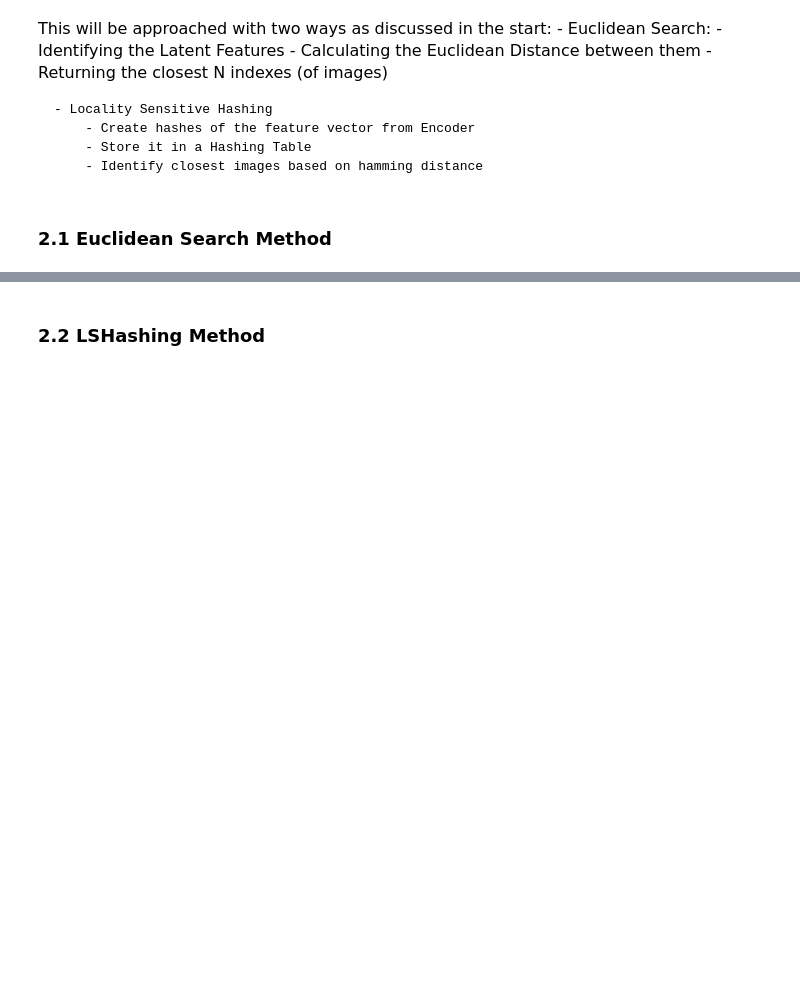
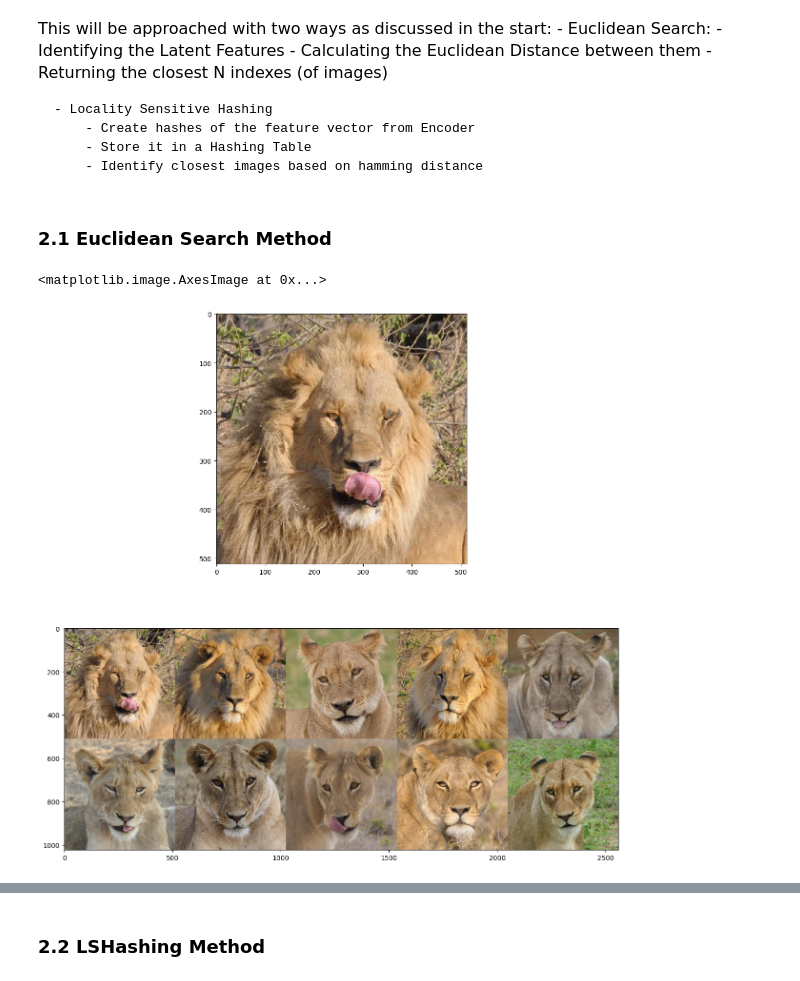
Before and after one commit to smb-h/iirbctf, a Jupyter notebook: notebooks/content-based-image-retrieval-pytorch.ipynb, the cells around one changed output, grey strips where cells are left out. Cells and saved outputs as stored; diff of their text form; code cells hidden in the pictures; blank space fills up the shorter version.

```diff
--- a/notebooks/content-based-image-retrieval-pytorch.ipynb
+++ b/notebooks/content-based-image-retrieval-pytorch.ipynb
@@ -453,6 +428,6 @@ transformations = transforms.Compose([
 # %%
 # Load Model in Evaluation phase
 model = ConvAutoencoder_v2().to(device)
-model.load_state_dict(torch.load('../input/cbirpretrainedv2/conv_autoencoderv2_200ep.pt', map_location=device)['model_state_dict'], strict=False)
+model.load_state_dict(torch.load('./conv_autoencoderv2.pt', map_location=device)['model_state_dict'], strict=False)
 
 model.eval()
@@ -475,5 +471,5 @@ latent_features = get_latent_features(images, transformations)
 # %%
-indexes = list(range(0, 4738))
+indexes = list(range(0, latent_features.shape[0]))
 feature_dict = dict(zip(indexes,latent_features))
 index_dict = {'indexes':indexes,'features':latent_features}
 # %%
@@ -503,8 +499,7 @@ def euclidean(a, b):
 def cosine_distance(a,b):
     return scipy.spatial.distance.cosine(a, b)
 # %%
-def perform_search(queryFeatures, index, maxResults=64):
-
+def perform_search(query_features, index, max_results=64):
     results = []
 
     for i in range(0, len(index["features"])):
@@ -512,11 +507,11 @@ def perform_search(queryFeatures, index, maxResults=64):
         # and the features for the current image in our index, then
         # update our results list with a 2-tuple consisting of the
         # computed distance and the index of the image
-        d = euclidean(queryFeatures, index["features"][i])
+        d = euclidean(query_features, index["features"][i])
         results.append((d, i))
 
     # sort the results and grab the top ones
-    results = sorted(results)[:maxResults]
+    results = sorted(results)[:max_results]
     # return the list of results
     return results
 # %%
@@ -556,28 +551,30 @@ def build_montages(image_list, image_shape, montage_shape):
 # %%
 # take the features for the current image, find all similar
 # images in our dataset, and then initialize our list of result
 # images
 fig, ax = plt.subplots(nrows=2,figsize=(15,15))
-queryIdx = 3166# Input Index for which images
+# Input Index for which images
+query_idx = 3166
 MAX_RESULTS = 10
 
-
-queryFeatures = latent_features[queryIdx]
-results = perform_search(queryFeatures, index_dict, maxResults=MAX_RESULTS)
+query_features = latent_features[query_idx]
+results = perform_search(query_features, index_dict, max_results=MAX_RESULTS)
 imgs = []
 
 # loop over the results
 for (d, j) in results:
     img = np.array(Image.open(images[j]))
-    print(j)
     imgs.append(img)
 
 # display the query image
-ax[0].imshow(np.array(Image.open(images[queryIdx])))
+ax[0].imshow(np.array(Image.open(images[query_idx])))
 
 # build a montage from the results and display it
 montage = build_montages(imgs, (512, 512), (5, 2))[0]
 ax[1].imshow(montage)
+# %% [output]
+<matplotlib.image.AxesImage at 0x...>
+[figure, added]
 # %%
 testpath = Path('../input/testcbir/Test_Images')
 testdf = pd.DataFrame()
```
Also changed, not shown: parts of 20 cells of this notebook.
